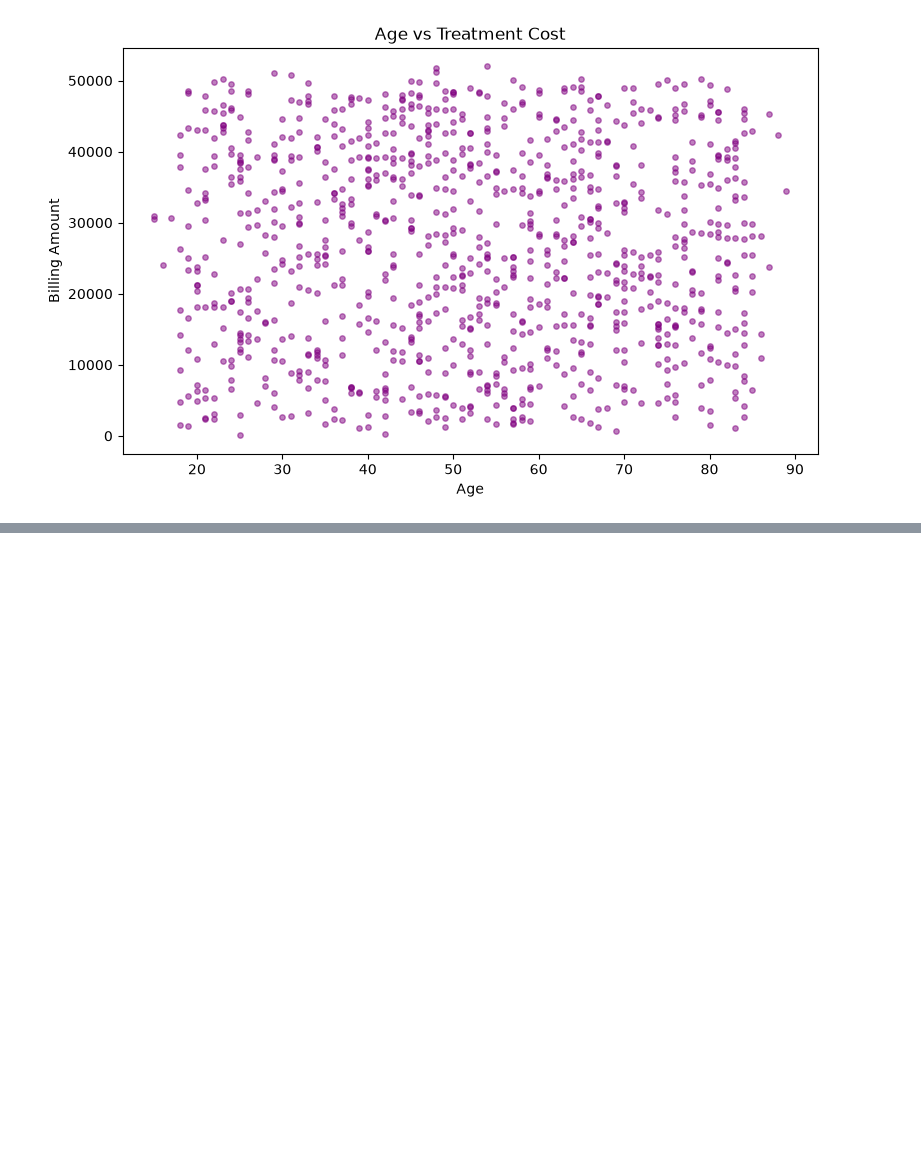
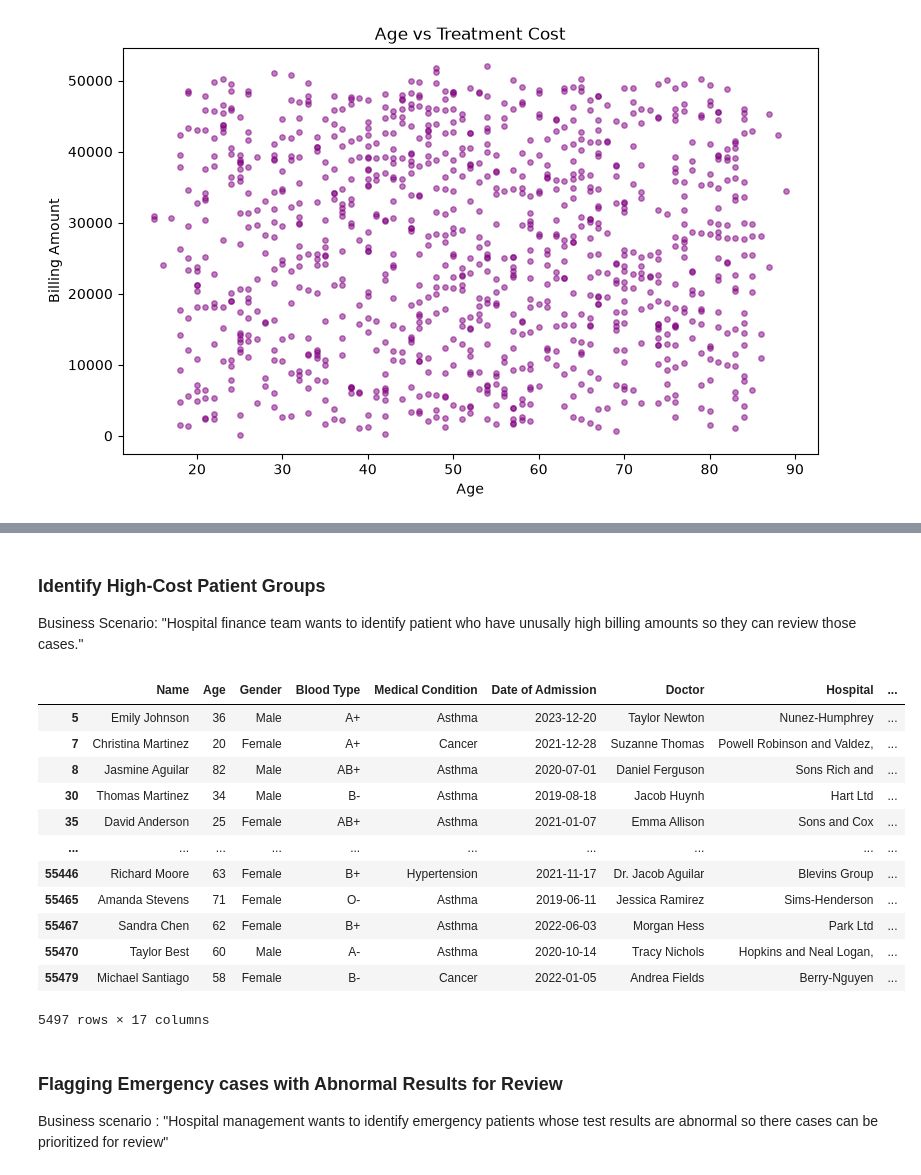
Before and after one commit to manishyadav004/Data-Analytics--Healthcare-Case-Study-Project, a Jupyter notebook: healthcare.ipynb, the cells around one changed output, grey strips where cells are left out. Saved outputs shown, nothing was run; the diff lists cells and outputs as text; code cells hidden in the pictures; blank space fills up the shorter version.

Commit message:
Ad-Hoc Business Question

```diff
--- a/healthcare.ipynb
+++ b/healthcare.ipynb
@@ -344,0 +421,25 @@ plt.show()
+# %% [markdown]
+### Identify High-Cost Patient Groups
+
+Business Scenario: "Hospital finance team wants to identify patient who have unusally high billing amounts so they can review those cases."
+# %%
+high_cost_patients=df.loc[df['Billing Amount']>df['Billing Amount'].quantile(0.90)]
+high_cost_patients
+# %% [output]
+|  | Name | Age | Gender | Blood Type | Medical Condition | Date of Admission | Doctor | Hospital | ... |
+| 5 | Emily Johnson | 36 | Male | A+ | Asthma | 2023-12-20 | Taylor Newton | Nunez-Humphrey | ... |
+| 7 | Christina Martinez | 20 | Female | A+ | Cancer | 2021-12-28 | Suzanne Thomas | Powell Robinson and Valdez, | ... |
+| 8 | Jasmine Aguilar | 82 | Male | AB+ | Asthma | 2020-07-01 | Daniel Ferguson | Sons Rich and | ... |
+| 30 | Thomas Martinez | 34 | Male | B- | Asthma | 2019-08-18 | Jacob Huynh | Hart Ltd | ... |
+| 35 | David Anderson | 25 | Female | AB+ | Asthma | 2021-01-07 | Emma Allison | Sons and Cox | ... |
+| ... | ... | ... | ... | ... | ... | ... | ... | ... | ... |
+| 55446 | Richard Moore | 63 | Female | B+ | Hypertension | 2021-11-17 | Dr. Jacob Aguilar | Blevins Group | ... |
+| 55465 | Amanda Stevens | 71 | Female | O- | Asthma | 2019-06-11 | Jessica Ramirez | Sims-Henderson | ... |
+| 55467 | Sandra Chen | 62 | Female | B+ | Asthma | 2022-06-03 | Morgan Hess | Park Ltd | ... |
+| 55470 | Taylor Best | 60 | Male | A- | Asthma | 2020-10-14 | Tracy Nichols | Hopkins and Neal Logan, | ... |
+| 55479 | Michael Santiago | 58 | Female | B- | Cancer | 2022-01-05 | Andrea Fields | Berry-Nguyen | ... |
+5497 rows × 17 columns
+# %% [markdown]
+### Flagging Emergency cases with Abnormal Results for Review
+
+Business scenario : "Hospital management wants to identify emergency patients whose test results are abnormal so there cases can be prioritized for review"
```
Also changed, not shown: parts of 12 cells of this notebook.
